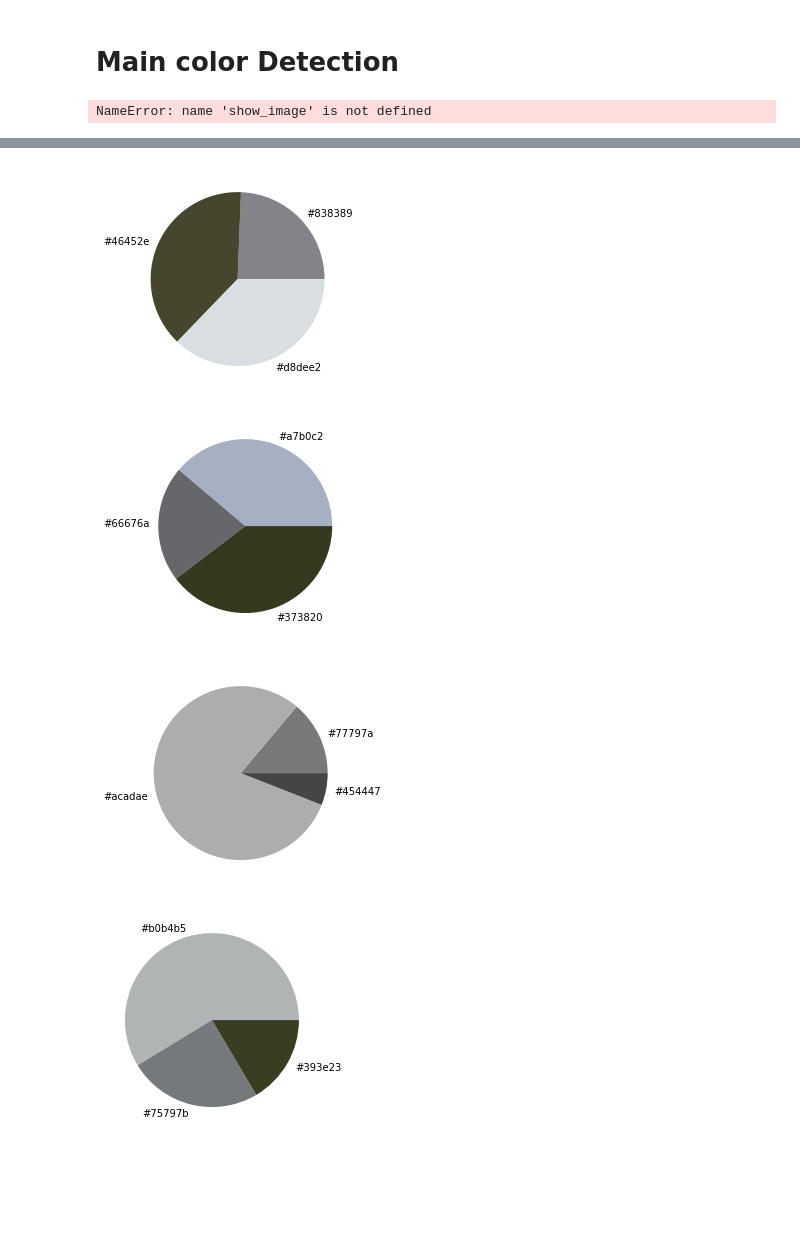
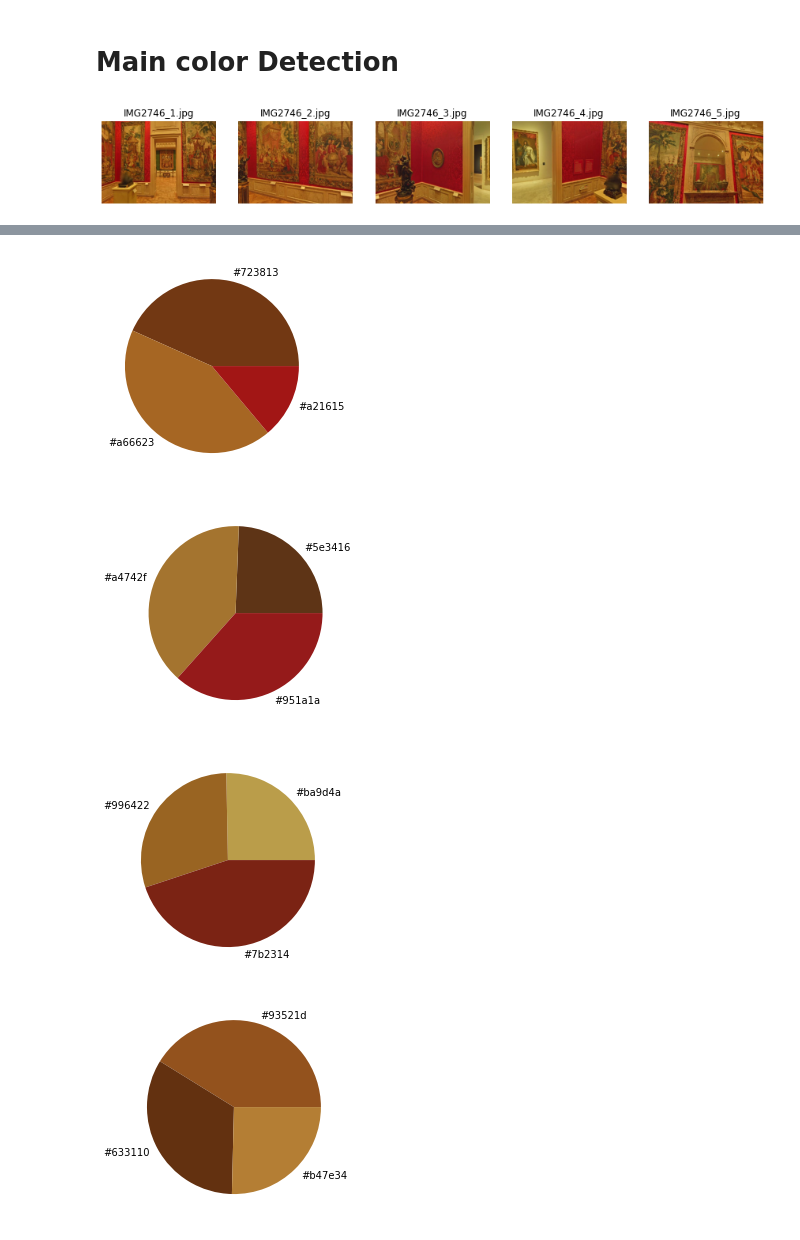
Before and after one commit to echoid/Fine-grained-localisation, a Jupyter notebook: sift.ipynb, the cells around one changed output, grey strips where cells are left out. Saved outputs shown, nothing was run; the diff lists cells and outputs as text; code cells hidden in the pictures; blank space fills up the shorter version.

```diff
--- a/sift.ipynb
+++ b/sift.ipynb
@@ -122,3 +132,10 @@ for image in tqdm(test_image):
+# %%
+kp_train_surf = []
+des_trian_surf = []
+for image in tqdm(train_image):
+    kp, des = orb.detectAndCompute(image,None)
+    kp_train_surf.append(kp)
+    des_trian_surf.append(des)
 # %%
 blank = []
 for i in range(len(des_test)):
@@ -130,6 +147,8 @@ for i in range(len(des_test)):
 print(blank)
 # %% [output]
 [81, 360, 411, 828, 877, 1023, 1057, 1147]
+# %%
+test_index = [i for i in range(1200) if i not in blank]
 # %%
 show_image(list(map(test_image.__getitem__, blank)),list(map(test.__getitem__, blank)),2,4)
 # %% [output]
@@ -152,0 +184,10 @@ error: OpenCV(4.5.3) C:\Users\runneradmin\AppData\Local\Temp\pip-req-build-q3d_8
+# %%
+bf = cv2.BFMatcher()
+
+# Match descriptors.
+
+
+for i in range(1):
+    for j in tqdm(test_index):
+        matches = bf.knnMatch(des_trian[i],des_test[j],k=2)
+        #matches = bf.Match(des_trian[i],des_test[j])
@@ -152,0 +198,4 @@ error: OpenCV(4.5.3) C:\Users\runneradmin\AppData\Local\Temp\pip-req-build-q3d_8
+# %%
+for i in range(1):
+    for j in tqdm(test_index):
+        matches = bf.match(des_trian[i],des_test[j], k=2)
@@ -210,9 +299,9 @@ Good match: 40
 def RGB2HEX(color):
     return "#{:02x}{:02x}{:02x}".format(int(color[0]), int(color[1]), int(color[2]))
 # %%
-show_image(train_image[0:5],train[0:5],1,5)
+show_image(train_image[10:15],train[10:15],1,5)
 # %% [output]
-NameError: name 'show_image' is not defined
+[figure, added]
 # %%
 def main_color(images,n_color,show = False):
 
@@ -244,5 +333,5 @@ def main_color(images,n_color,show = False):
 
     return color_total,weight_total
 # %%
-main_color(train_image[0:5],3,True)
+main_color(train_image[10:15],3,True)
 # %% [output]
@@ -250,4 +339,4 @@ main_color(train_image[0:5],3,True)
-[figure, old version]
+[figure, new version]
-[figure, old version]
+[figure, new version]
-[figure, old version]
+[figure, new version]
-[figure, old version]
+[figure, new version]
```
Also changed, not shown: parts of 18 cells of this notebook, 6 other files.
